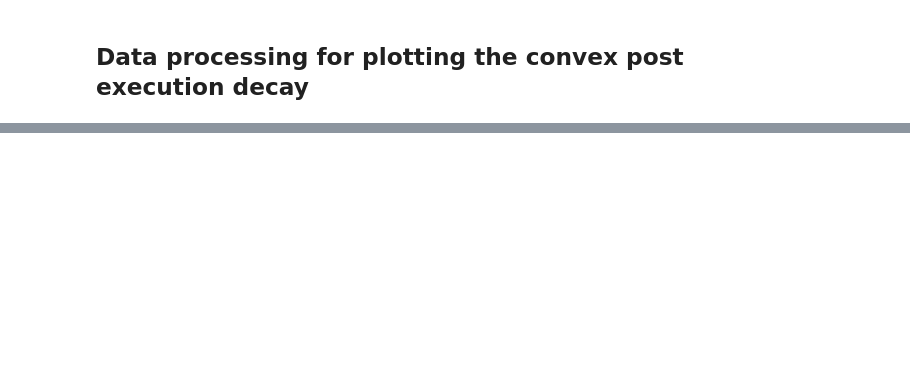
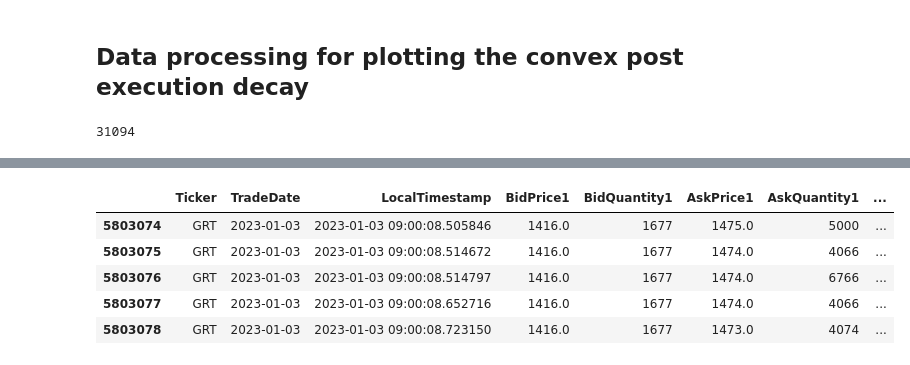
Before and after one commit to EzraGoliath/Metaorder-modelling-and-identification-Msc-thesis-, a Jupyter notebook: data/decay_data_BMLL.ipynb, the cells around one changed output, grey strips where cells are left out. Cells and saved outputs as stored; diff of their text form; code cells hidden in the pictures; blank space fills up the shorter version.

```diff
--- a/data/decay_data_BMLL.ipynb
+++ b/data/decay_data_BMLL.ipynb
@@ -28,14 +30,19 @@ stock_data = pd.read_csv('GRT.csv', parse_dates = ['DateTime', 'Date'])
 stock_data = stock_data.rename(columns = {'Ticker' : 'RIC'})
 stock_data = stock_data.sort_values(['DateTime', 'ExchangeSequenceNo'])
 # %%
-b2.get_file('test_data/homo_4_immediate(100).csv')
-impact_data = pd.read_csv('homo_4_immediate(100).csv', parse_dates = ['Date', 'Start time', 'End time'])
+#b2.get_file('test_data/homo_4_immediate(100).csv')
+#impact_data = pd.read_csv('homo_4_immediate(100).csv', parse_dates = ['Date', 'Start time', 'End time'])
+
+b2.get_file('test_data/metaorder_data_homogenous_4.csv')
+impact_data = pd.read_csv('metaorder_data_homogenous_4.csv', parse_dates = ['Date', 'Start time', 'End time'])
 
 stock_AD_data = impact_data[impact_data['RIC'] == ticker][['RIC', 'Date', '20 AD volatility', '20 AD volume']]
 stock_AD_data = stock_AD_data.drop_duplicates(subset = ['Date']).reset_index(drop = True)
 
 del impact_data
 gc.collect()
+# %% [output]
+31094
 # %%
 def impact_df_decay(metaorders_list, timing_method = 'immediate'):
 
@@ -72,7 +79,7 @@ def impact_df_decay(metaorders_list, timing_method = 'immediate'):
 # %%
 %%time
 stock_mid_prices = get_market_data_range('XJSE', start_date = '2023-01-03', end_date = '2025-12-31',
-                                       table_name = 'l1', ticker = stock, df_engine = 'polars',
+                                       table_name = 'l1', ticker = ticker, df_engine = 'polars',
                                       columns = ['Ticker', 'TradeDate', 'LocalTimestamp', 'BidPrice1', 'BidQuantity1', 'AskPrice1', 'AskQuantity1',
                                                  'ExchangeSequenceNo', 'MarketState'])
 stock_mid_prices = stock_mid_prices.to_pandas()#toPandas()
@@ -83,3 +90,4 @@ stock_mid_prices.head()
 
 # I can do 3 entire years worth of l1 data at a time for GRT. Takes 60 to load
 # I can do 3 entire years worth of l1 data at a time for GFI. Takes 2.5 minutes to load
+# %% [output]
@@ -86,3 +96,9 @@ stock_mid_prices.head()
+|  | Ticker | TradeDate | LocalTimestamp | BidPrice1 | BidQuantity1 | AskPrice1 | AskQuantity1 | ... |
+| 5803074 | GRT | 2023-01-03 | 2023-01-03 09:00:08.505846 | 1416.0 | 1677 | 1475.0 | 5000 | ... |
+| 5803075 | GRT | 2023-01-03 | 2023-01-03 09:00:08.514672 | 1416.0 | 1677 | 1474.0 | 4066 | ... |
+| 5803076 | GRT | 2023-01-03 | 2023-01-03 09:00:08.514797 | 1416.0 | 1677 | 1474.0 | 6766 | ... |
+| 5803077 | GRT | 2023-01-03 | 2023-01-03 09:00:08.652716 | 1416.0 | 1677 | 1474.0 | 4066 | ... |
+| 5803078 | GRT | 2023-01-03 | 2023-01-03 09:00:08.723150 | 1416.0 | 1677 | 1473.0 | 4074 | ... |
 # %%
 N                   = 20
 trader_distribution = 'power'
```
Also changed, not shown: parts of 5 cells of this notebook, 1 other file.
